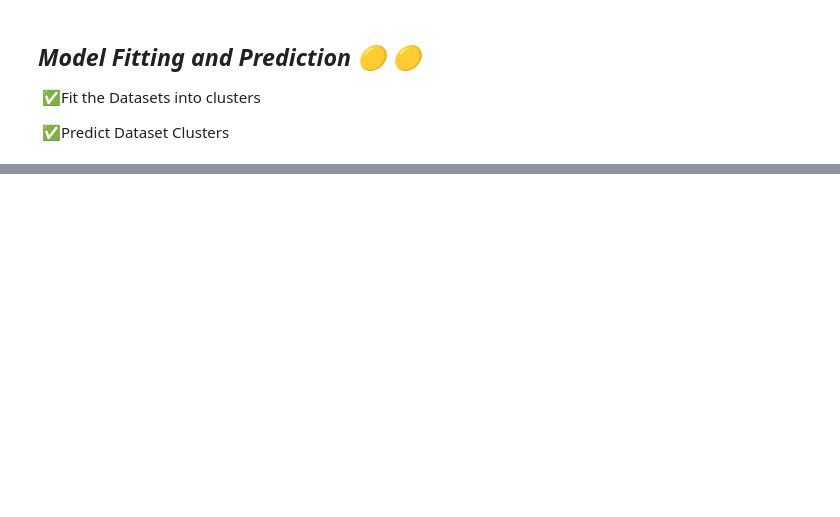
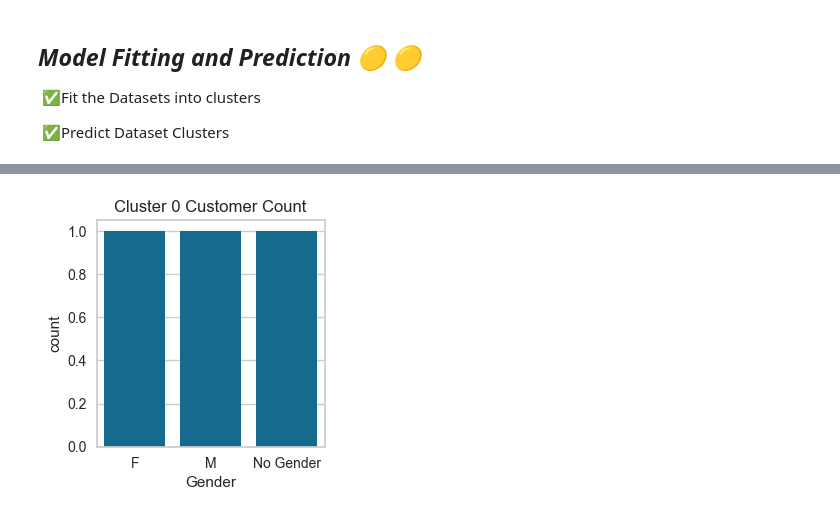
Before and after one commit to AllanMogley/12-Zidio-Projects, a Jupyter notebook: 01 - Projects/01 - Customer Segmentation/cleaner.ipynb, the cells around one changed output, grey strips where cells are left out. Saved outputs shown, nothing was run; the diff lists cells and outputs as text; code cells hidden in the pictures; blank space fills up the shorter version.

```diff
--- a/01 - Projects/01 - Customer Segmentation/cleaner.ipynb
+++ b/01 - Projects/01 - Customer Segmentation/cleaner.ipynb
@@ -477,0 +231,14 @@ plt.show()
+# %%
+df_groups = df.groupby(
+    ['Clusters', 'Gender'],
+    as_index = False).sum().query('Clusters == 1')
+
+plt.figure(figsize = (10, 10))
+plt.subplot(3, 3, 1)
+sns.countplot(
+    data = df_groups.query('Clusters == 1'),
+    x = 'Gender')
+plt.title('Cluster 0 Customer Count')
+plt.show()
+# %% [output]
+[figure, added]
```
Also changed, not shown: parts of 29 cells of this notebook.
